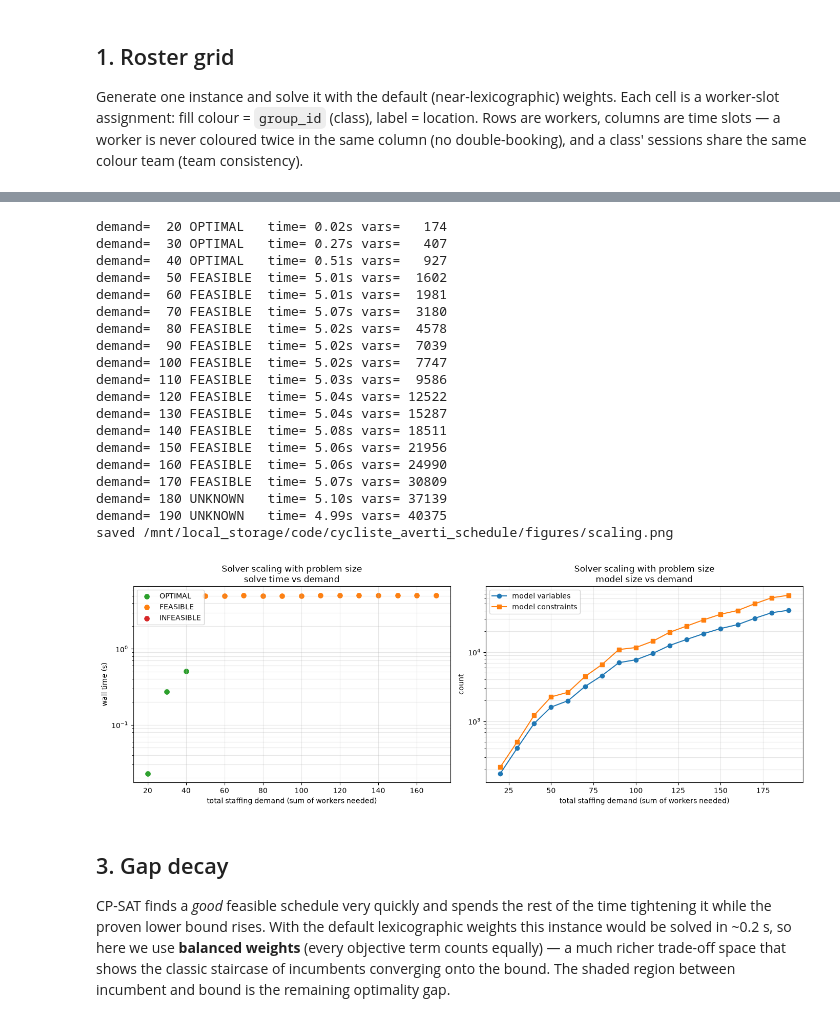
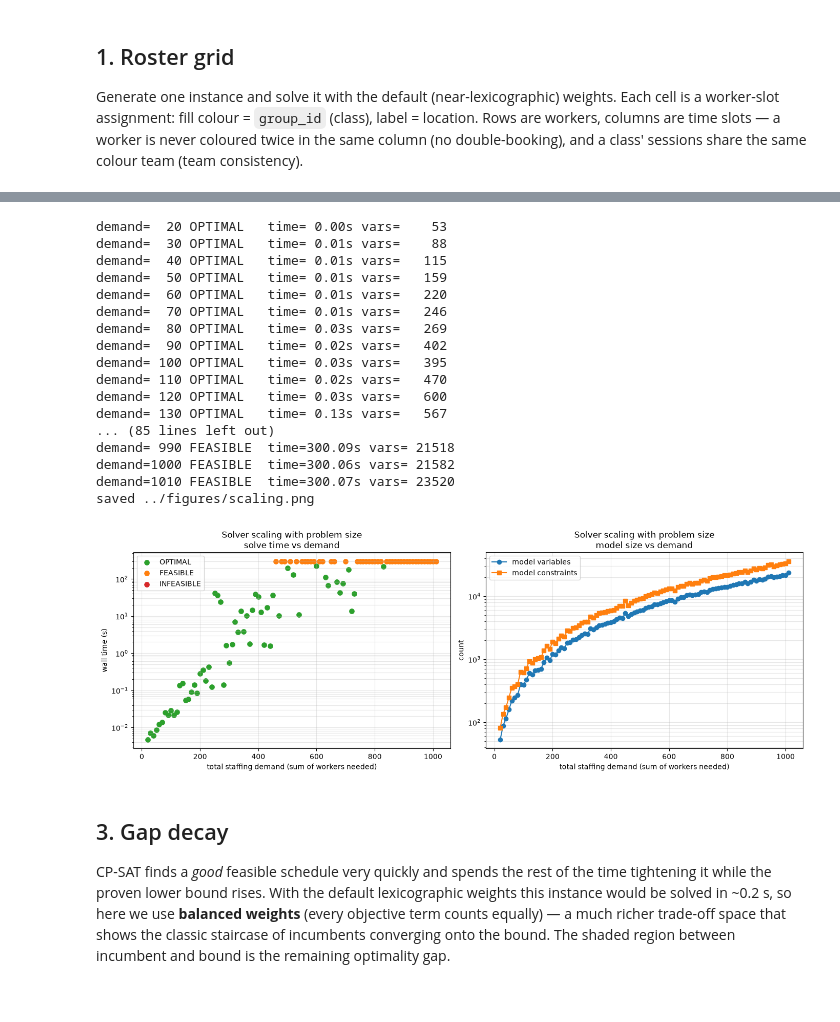
Before and after one commit to vincent-antaki/roster-solver, a Jupyter notebook: notebooks/visualisations.ipynb, the cells around one changed output, grey strips where cells are left out. Cells and saved outputs as stored; diff of their text form; code cells hidden in the pictures.

```diff
--- a/notebooks/visualisations.ipynb
+++ b/notebooks/visualisations.ipynb
@@ -61,7 +61,7 @@ weights. Each cell is a worker-slot assignment: fill colour = `group_id`
 is never coloured twice in the same column (no double-booking), and a class'
 sessions share the same colour team (team consistency).
 # %%
-events, workers = make_problem(n_workers=24, n_events=24, seed=1)
+events, workers = make_problem(n_workers=12, n_events=60, seed=1)
 scheduler = CpSatScheduler(events, workers)
 sol = scheduler.solve(max_seconds=30.0)
 assert sol is not None, scheduler.status_name()
@@ -89,52 +89,50 @@ longer *prove* optimality within the budget — it stops with a **FEASIBLE**
 schedule instead.
 # %%
 results = []
-for i in range(18):
+for i in range(100):
     n_events = 4 + 2 * i
     demand = n_events * 5
-    n_workers = int(demand * 1.3)
+    n_workers = int(n_events / 3) + 5
     events, workers = make_problem(
         n_workers=n_workers, n_events=n_events, workers_per_event=5, seed=100 + i
     )
     scheduler = CpSatScheduler(events, workers)
-    scheduler.solve(max_seconds=5.0)
+    scheduler.solve(max_seconds=300.0)
     results.append({
         "demand": demand,
         "n_events": n_events,
         "n_workers": n_workers,
         "wall_time": scheduler.solver.WallTime(),
         "status": scheduler.status_name(),
         "n_vars": len(scheduler.model.proto.variables),
         "n_constraints": len(scheduler.model.proto.constraints),
     })
     print(f"demand={demand:4d} {results[-1]['status']:9s} "
           f"time={results[-1]['wall_time']:5.2f}s "
           f"vars={results[-1]['n_vars']:6d}")
 
 fig = plots.plot_scaling(results)
 plots.save_figure(fig, "scaling", "../figures")
 plt.show()
 # %% [output]
-demand=  20 OPTIMAL   time= 0.02s vars=   174
-demand=  30 OPTIMAL   time= 0.27s vars=   407
-demand=  40 OPTIMAL   time= 0.51s vars=   927
-demand=  50 FEASIBLE  time= 5.01s vars=  1602
-demand=  60 FEASIBLE  time= 5.01s vars=  1981
-demand=  70 FEASIBLE  time= 5.07s vars=  3180
-demand=  80 FEASIBLE  time= 5.02s vars=  4578
-demand=  90 FEASIBLE  time= 5.02s vars=  7039
-demand= 100 FEASIBLE  time= 5.02s vars=  7747
-demand= 110 FEASIBLE  time= 5.03s vars=  9586
-demand= 120 FEASIBLE  time= 5.04s vars= 12522
-demand= 130 FEASIBLE  time= 5.04s vars= 15287
-demand= 140 FEASIBLE  time= 5.08s vars= 18511
-demand= 150 FEASIBLE  time= 5.06s vars= 21956
-demand= 160 FEASIBLE  time= 5.06s vars= 24990
-demand= 170 FEASIBLE  time= 5.07s vars= 30809
-demand= 180 UNKNOWN   time= 5.10s vars= 37139
-demand= 190 UNKNOWN   time= 4.99s vars= 40375
-saved /mnt/local_storage/code/cycliste_averti_schedule/figures/scaling.png
+demand=  20 OPTIMAL   time= 0.00s vars=    53
+demand=  30 OPTIMAL   time= 0.01s vars=    88
+demand=  40 OPTIMAL   time= 0.01s vars=   115
+demand=  50 OPTIMAL   time= 0.01s vars=   159
+demand=  60 OPTIMAL   time= 0.01s vars=   220
+demand=  70 OPTIMAL   time= 0.01s vars=   246
+demand=  80 OPTIMAL   time= 0.03s vars=   269
+demand=  90 OPTIMAL   time= 0.02s vars=   402
+demand= 100 OPTIMAL   time= 0.03s vars=   395
+demand= 110 OPTIMAL   time= 0.02s vars=   470
+demand= 120 OPTIMAL   time= 0.03s vars=   600
+demand= 130 OPTIMAL   time= 0.13s vars=   567
+... (85 lines left out)
+demand= 990 FEASIBLE  time=300.09s vars= 21518
+demand=1000 FEASIBLE  time=300.06s vars= 21582
+demand=1010 FEASIBLE  time=300.07s vars= 23520
+saved ../figures/scaling.png
-[figure, old version]
+[figure, new version]
 # %% [markdown]
 ## 3. Gap decay
 
```
Also changed, not shown: parts of 4 cells of this notebook, 2 other files.
